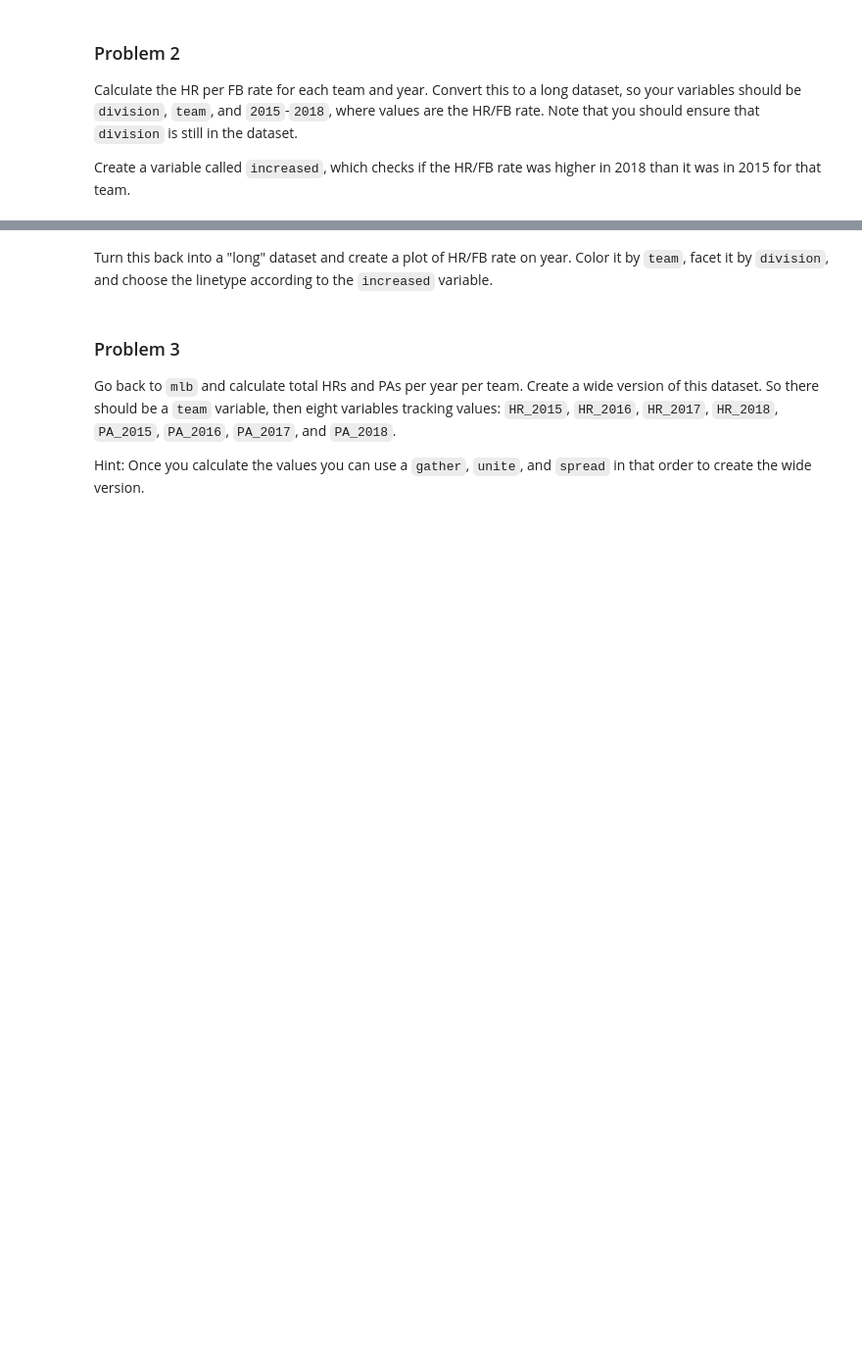
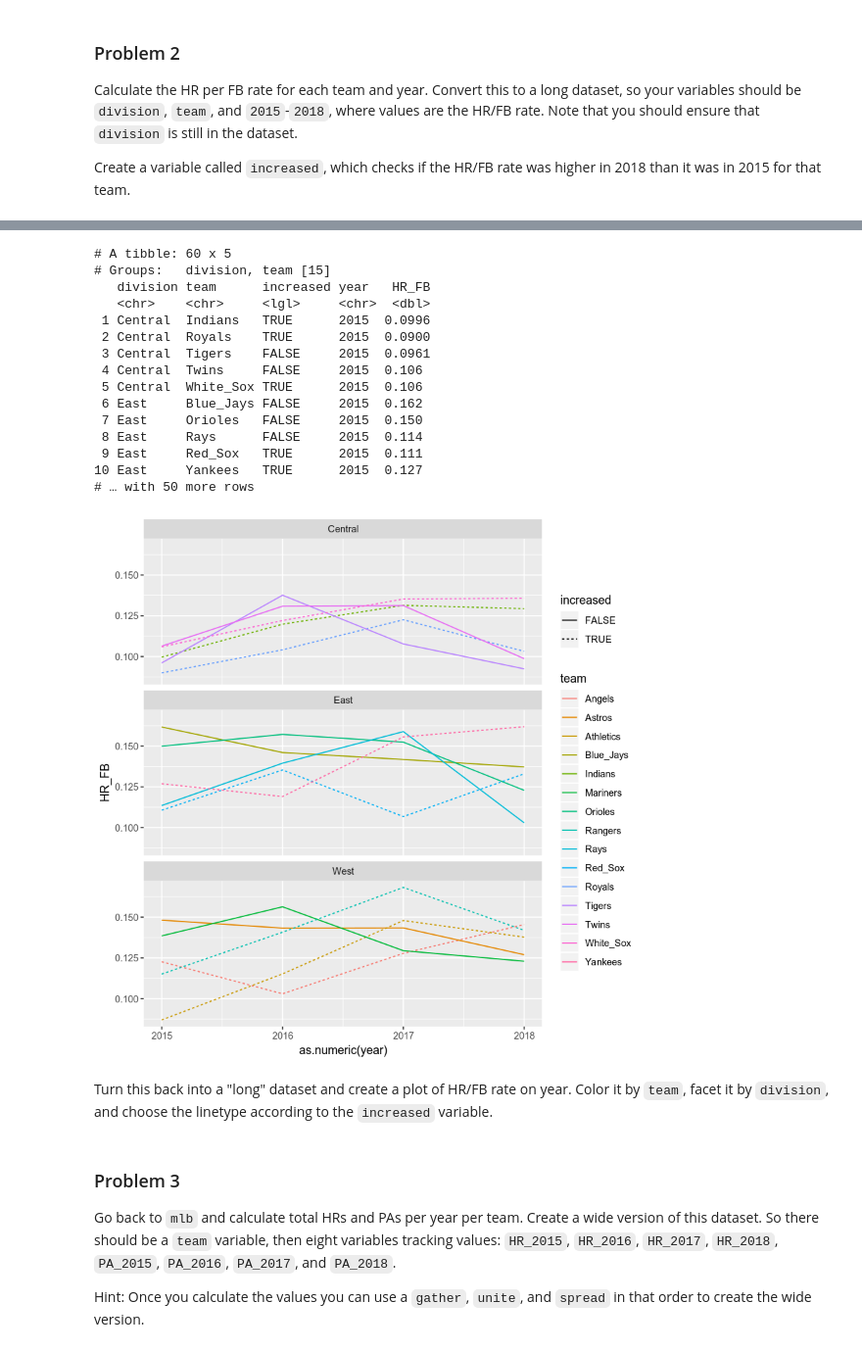
Before and after one commit to enesdilber/stats306_labs, a Jupyter notebook: lab5/stats306_lab5.ipynb, the cells around one changed output, grey strips where cells are left out. Shown at 98% size. Drawn from its saved outputs; the diff is of its cells as text; code cells hidden in the pictures; blank space fills up the shorter version.

```diff
--- a/lab5/stats306_lab5.ipynb
+++ b/lab5/stats306_lab5.ipynb
@@ -200,7 +208,7 @@ This dataset contains information for player-seasons in the American League from
 
 Note: Also recall the functions `unite`, `separate`, and `complete`.
 # %%
-mlb = read_csv('https://raw.githubusercontent.com/byoungwookjang/stats306_labs/master/lab5/mlb.csv')
+mlb = read_csv('mlb.csv')
 head(mlb)
 # %% [output]
 Parsed with column specification:
@@ -247,0 +261,4 @@ head(dat2)
+# %%
+dat2 = mlb %>% group_by(division, team, year) %>% summarize(HR_FB=sum(HR)/sum(FB)) %>% print %>%
+    spread(key=year, value=HR_FB) %>% mutate(increased = `2018` > `2015`)
+head(dat2)
@@ -248,3 +288,26 @@ head(dat2)
+# %%
+dat2b = dat2 %>% gather(key=year, value=HR_FB, `2015`:`2018`) %>% print
+
+ggplot(dat2b, aes(color=team, linetype=increased, x=as.numeric(year), y=HR_FB)) +
+    geom_line() +
+    facet_wrap(~ division, nrow=3)
+# %% [output]
+# A tibble: 60 x 5
+# Groups:   division, team [15]
+   division team      increased year   HR_FB
+   <chr>    <chr>     <lgl>     <chr>  <dbl>
+ 1 Central  Indians   TRUE      2015  0.0996
+ 2 Central  Royals    TRUE      2015  0.0900
+ 3 Central  Tigers    FALSE     2015  0.0961
+ 4 Central  Twins     FALSE     2015  0.106
+ 5 Central  White_Sox TRUE      2015  0.106
+ 6 East     Blue_Jays FALSE     2015  0.162
+ 7 East     Orioles   FALSE     2015  0.150
+ 8 East     Rays      FALSE     2015  0.114
+ 9 East     Red_Sox   TRUE      2015  0.111
+10 East     Yankees   TRUE      2015  0.127
+# … with 50 more rows
+[figure, added]
 # %% [markdown]
 Turn this back into a "long" dataset and create a plot of HR/FB rate on year. Color it by `team`, facet it by `division`, and choose the linetype according to the `increased` variable.
 # %%
```
Also changed, not shown: parts of 7 cells of this notebook.
